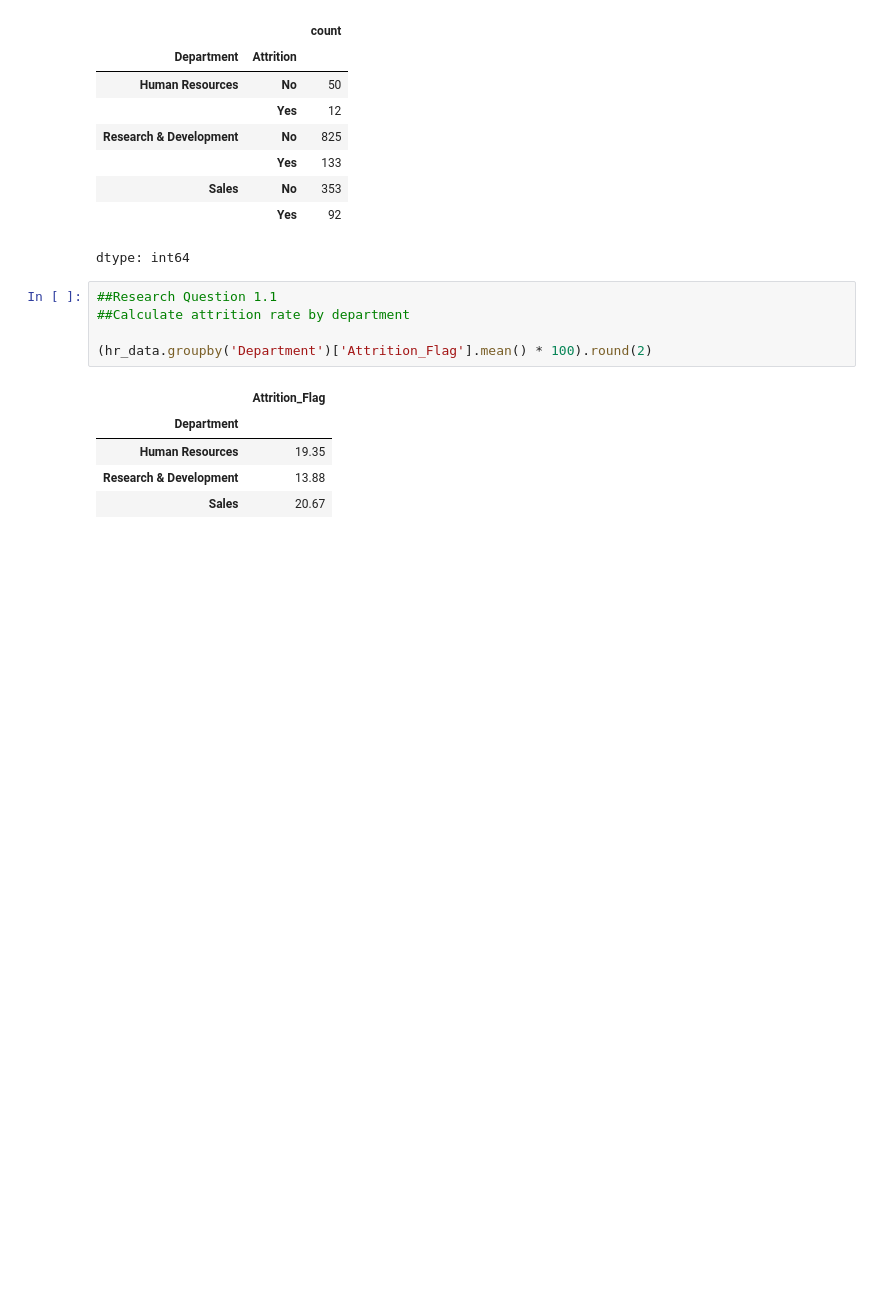
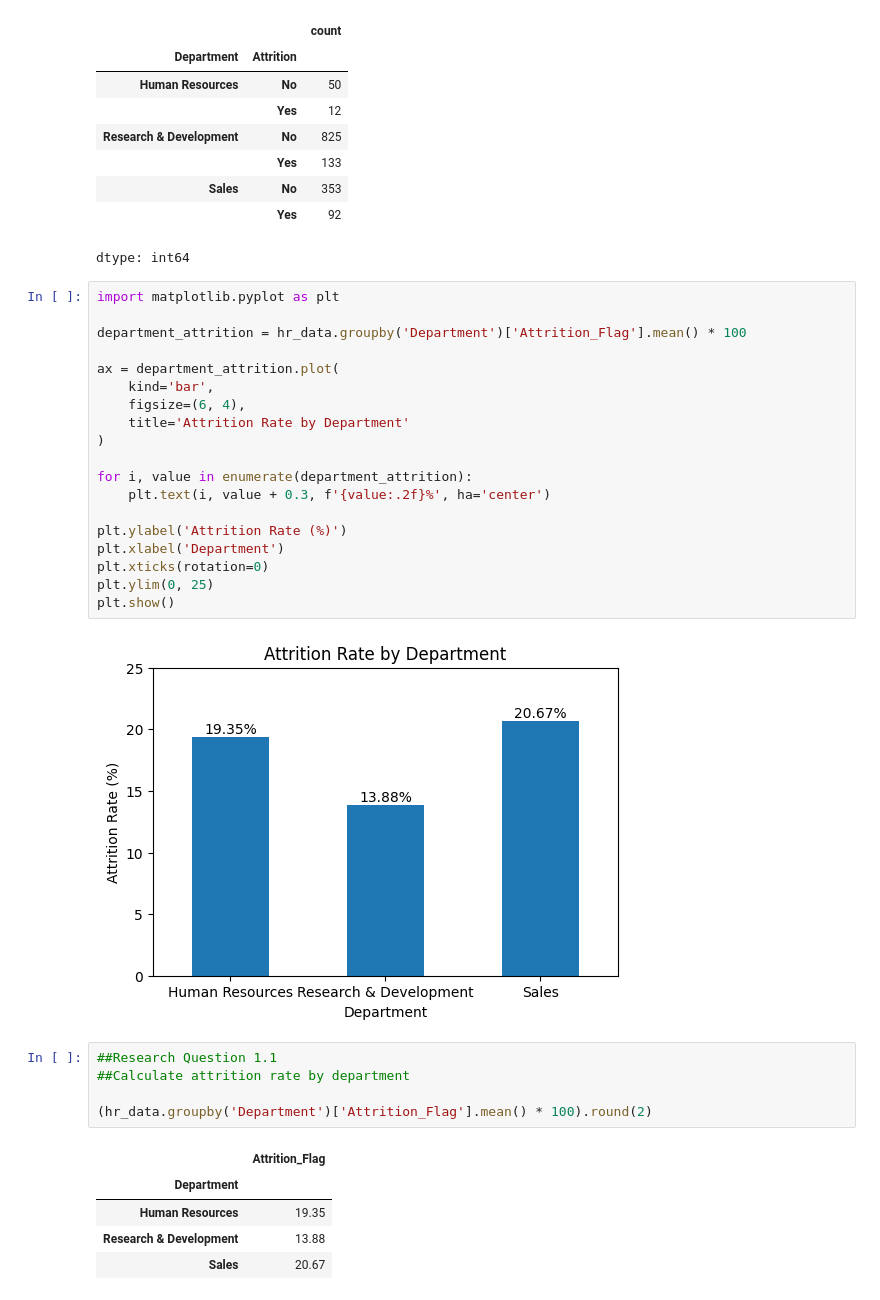
Before and after one commit to Jamieho1602/IBM-HR-Analytics-Overview, a Jupyter notebook: IBM_HR_Analytics.ipynb, the cells around one changed output. Saved outputs shown, nothing was run; the diff lists cells and outputs as text; blank space fills up the shorter version.

```diff
--- a/IBM_HR_Analytics.ipynb
+++ b/IBM_HR_Analytics.ipynb
@@ -400,6 +447,27 @@ hr_data.groupby('Department')['Attrition'].value_counts()
 | Sales | No | 353 |
 |  | Yes | 92 |
 dtype: int64
+# %%
+import matplotlib.pyplot as plt
+
+department_attrition = hr_data.groupby('Department')['Attrition_Flag'].mean() * 100
+
+ax = department_attrition.plot(
+    kind='bar',
+    figsize=(6, 4),
+    title='Attrition Rate by Department'
+)
+
+for i, value in enumerate(department_attrition):
+    plt.text(i, value + 0.3, f'{value:.2f}%', ha='center')
+
+plt.ylabel('Attrition Rate (%)')
+plt.xlabel('Department')
+plt.xticks(rotation=0)
+plt.ylim(0, 25)
+plt.show()
+# %% [output]
+[figure, added]
 # %%
 ##Research Question 1.1
 ##Calculate attrition rate by department
```
Also changed, not shown: parts of 26 cells of this notebook.
